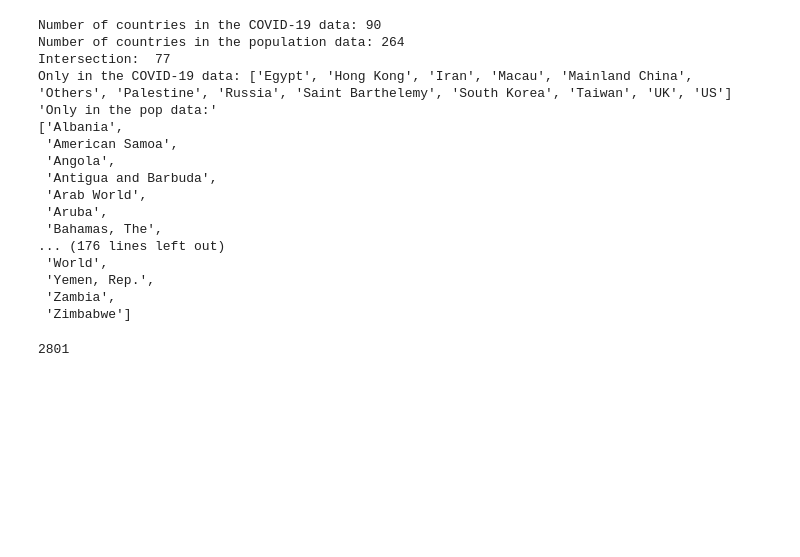
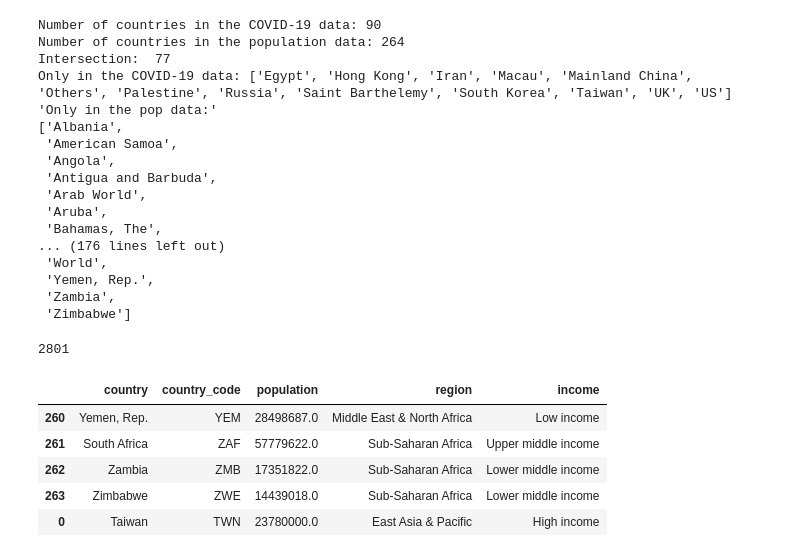
Before and after one commit to covid19-data/covid19-data, a Jupyter notebook: notebooks/Untitled.ipynb, the cells around one changed output. Saved outputs shown, nothing was run; the diff lists cells and outputs as text; code cells hidden in the pictures; blank space fills up the shorter version.

```diff
--- a/notebooks/Untitled.ipynb
+++ b/notebooks/Untitled.ipynb
@@ -48,3 +48,13 @@ Only in the COVID-19 data: ['Egypt', 'Hong Kong', 'Iran', 'Macau', 'Mainland Chi
 open('temp.txt', 'w').write('\n'.join(sorted(cntry_from_pop - cntry_from_ts)))
 # %% [output]
 2801
+# %%
+df = pd.concat([pd.read_csv('../pop_raw.csv'), pd.read_csv('../pop_addition.csv')])
+df.tail()
+# %% [output]
+|  | country | country_code | population | region | income |
+| 260 | Yemen, Rep. | YEM | 28498687.0 | Middle East & North Africa | Low income |
+| 261 | South Africa | ZAF | 57779622.0 | Sub-Saharan Africa | Upper middle income |
+| 262 | Zambia | ZMB | 17351822.0 | Sub-Saharan Africa | Lower middle income |
+| 263 | Zimbabwe | ZWE | 14439018.0 | Sub-Saharan Africa | Lower middle income |
+| 0 | Taiwan | TWN | 23780000.0 | East Asia & Pacific | High income |
```
Also changed, not shown: parts of 9 cells of this notebook, 6 other files.
